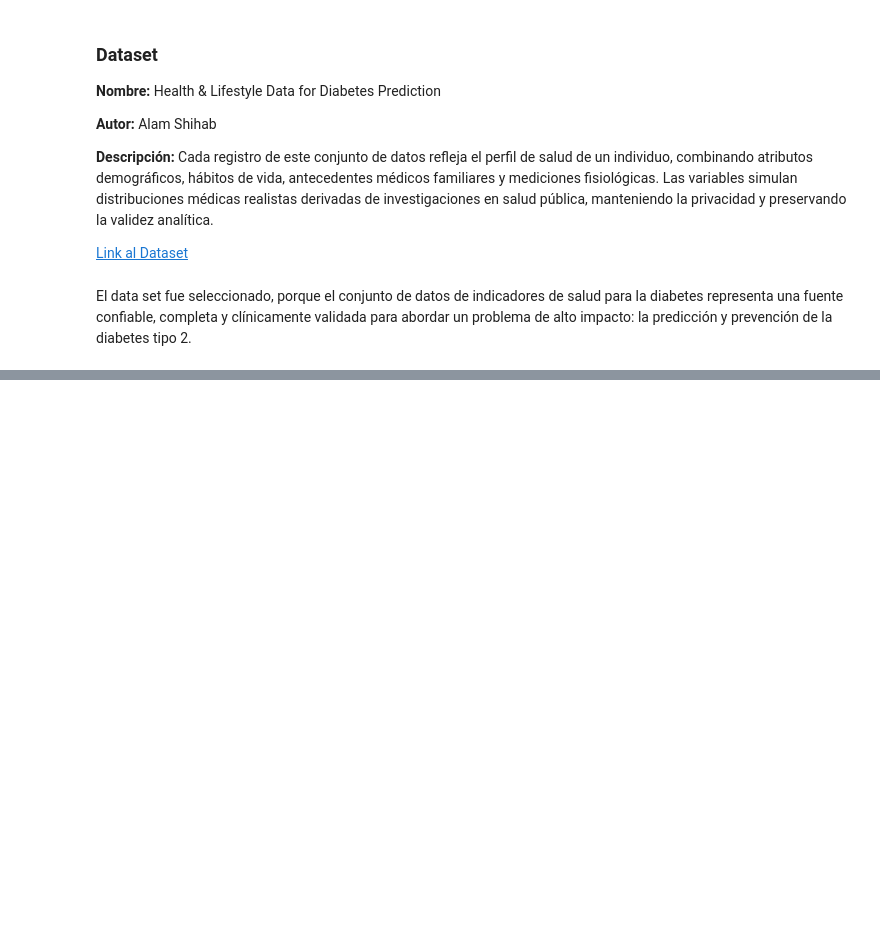
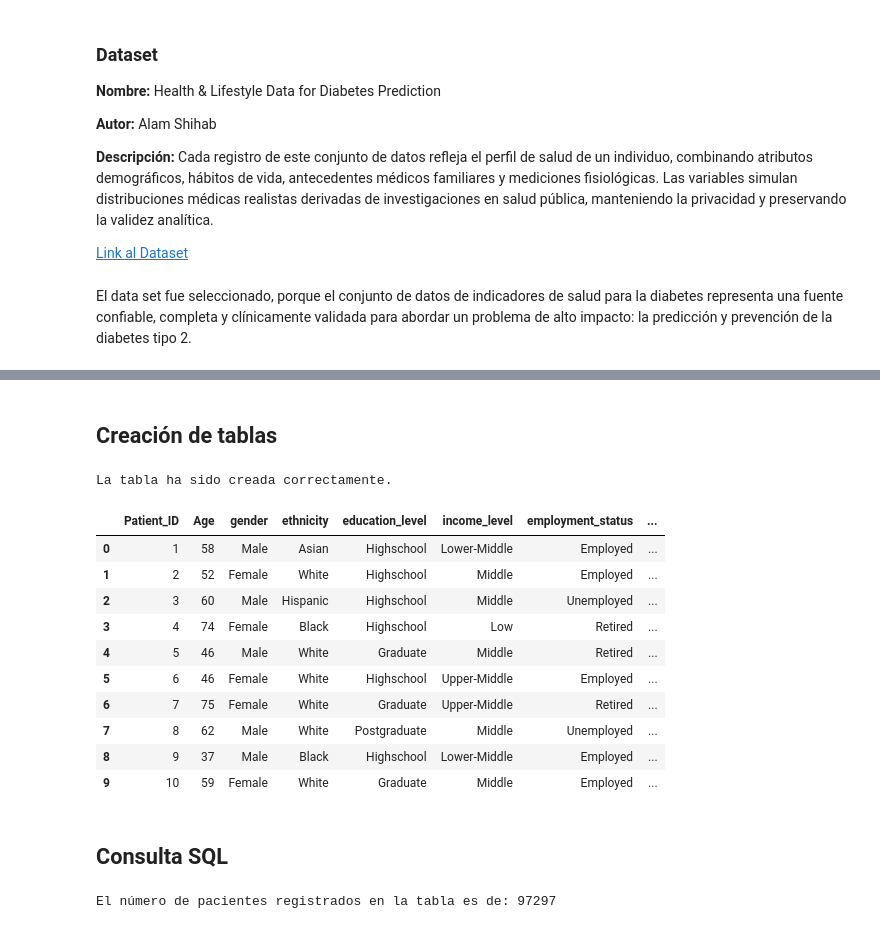
Before and after one commit to maycolvasquez-iud/Bigdata_20252, a Jupyter notebook: Vasquez_Maycol_Actividad_1.ipynb, the cells around one changed output, grey strips where cells are left out. Saved outputs shown, nothing was run; the diff lists cells and outputs as text; code cells hidden in the pictures; blank space fills up the shorter version.

```diff
--- a/Vasquez_Maycol_Actividad_1.ipynb
+++ b/Vasquez_Maycol_Actividad_1.ipynb
@@ -38,0 +84,2 @@ Link a gráfico: https://dbdiagram.io/d/690ecad26735e11170d17020
+# %% [markdown]
+## **Creación de tablas**
@@ -38,0 +109,65 @@ Link a gráfico: https://dbdiagram.io/d/690ecad26735e11170d17020
+# %%
+patients_df = df[['Age', 'gender', 'ethnicity', 'education_level', 'income_level', 'employment_status', 'family_history_diabetes', 'hypertension_history', 'cardiovascular_history']].copy()
+
+# Add a Patient_ID column (assuming a simple sequential ID for this example)
+patients_df['Patient_ID'] = patients_df.index + 1
+
+# Reorder columns to match the table schema
+patients_df = patients_df[['Patient_ID', 'Age', 'gender', 'ethnicity', 'education_level', 'income_level', 'employment_status', 'family_history_diabetes', 'hypertension_history', 'cardiovascular_history']]
+
+# Insert data into the Patients table
+patients_df.to_sql('Patients', conn, if_exists='replace', index=False) # Use 'replace' to overwrite if table exists
+
+conn.commit()
+conn.close()
+
+print("La tabla ha sido creada correctamente.")
+# %% [output]
+La tabla ha sido creada correctamente.
+# %%
+import sqlite3
+import pandas as pd
+
+conn = sqlite3.connect('diabetes_database.db')
+cursor = conn.cursor()
+
+cursor.execute("SELECT * FROM Patients LIMIT 10")
+rows = cursor.fetchall()
+
+# Get column names from cursor description
+column_names = [description[0] for description in cursor.description]
+
+# Create a pandas DataFrame for better display
+result_df = pd.DataFrame(rows, columns=column_names)
+
+display(result_df)
+
+conn.close()
+# %% [output]
+|  | Patient_ID | Age | gender | ethnicity | education_level | income_level | employment_status | ... |
+| 0 | 1 | 58 | Male | Asian | Highschool | Lower-Middle | Employed | ... |
+| 1 | 2 | 52 | Female | White | Highschool | Middle | Employed | ... |
+| 2 | 3 | 60 | Male | Hispanic | Highschool | Middle | Unemployed | ... |
+| 3 | 4 | 74 | Female | Black | Highschool | Low | Retired | ... |
+| 4 | 5 | 46 | Male | White | Graduate | Middle | Retired | ... |
+| 5 | 6 | 46 | Female | White | Highschool | Upper-Middle | Employed | ... |
+| 6 | 7 | 75 | Female | White | Graduate | Upper-Middle | Retired | ... |
+| 7 | 8 | 62 | Male | White | Postgraduate | Middle | Unemployed | ... |
+| 8 | 9 | 37 | Male | Black | Highschool | Lower-Middle | Employed | ... |
+| 9 | 10 | 59 | Female | White | Graduate | Middle | Employed | ... |
+# %% [markdown]
+## **Consulta SQL**
+# %%
+import sqlite3
+
+conn = sqlite3.connect('diabetes_database.db')
+cursor = conn.cursor()
+
+cursor.execute("SELECT COUNT(*) FROM Patients")
+count = cursor.fetchone()[0]
+
+print(f"El número de pacientes registrados en la tabla es de: {count}")
+
+conn.close()
+# %% [output]
+El número de pacientes registrados en la tabla es de: 97297
```
Also changed, not shown: parts of 14 cells of this notebook, 1 other file.
